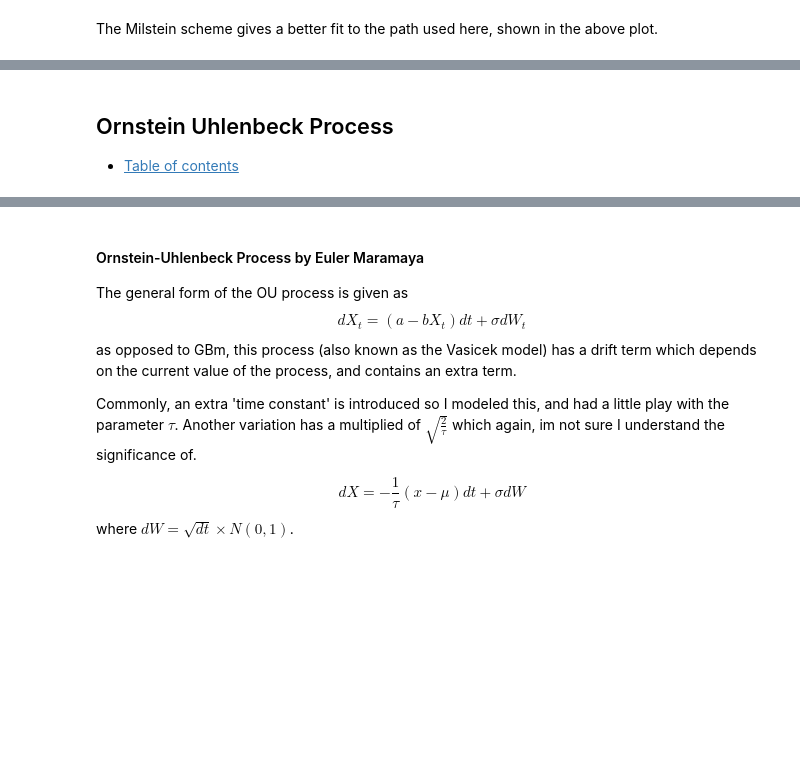
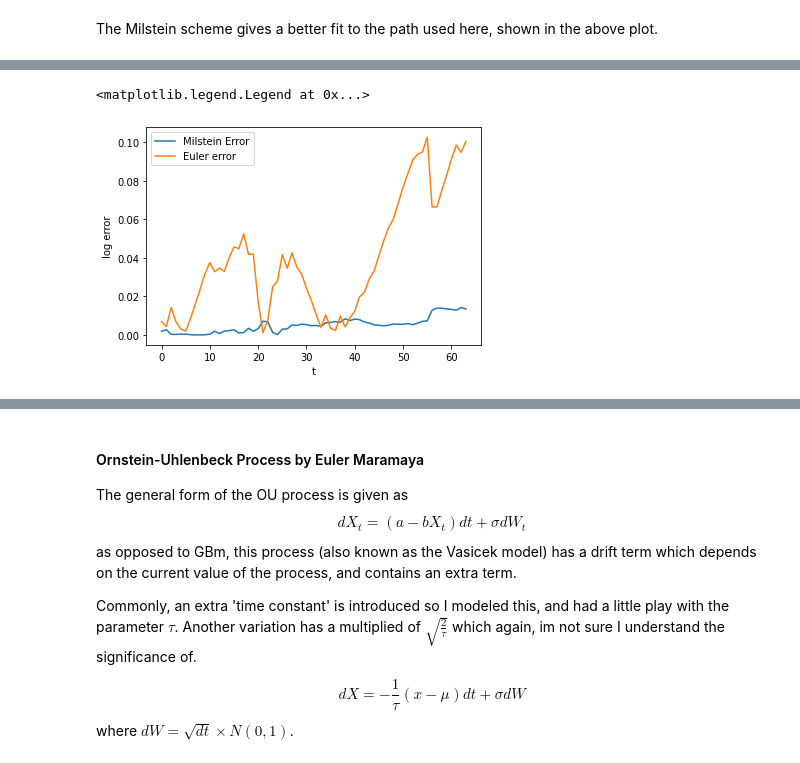
Before and after one commit to s2133934/StochVol, a Jupyter notebook: Notes.ipynb, the cells around one changed output, grey strips where cells are left out. Saved outputs shown, nothing was run; the diff lists cells and outputs as text; code cells hidden in the pictures; blank space fills up the shorter version.

Commit message:
sunday530pm ito taylor, milstein, ito-strat added

```diff
--- a/Notes.ipynb
+++ b/Notes.ipynb
@@ -557,3 +537,8 @@ Give the formula to use when convertingbetween one and another. IT seems to be t
-# %% [markdown]
-## Ornstein Uhlenbeck Process
-* [Table of contents](#Table-of-contents)
+# %%
+plt.plot(X_milstein_err, label='Milstein Error')
+plt.plot(fine_err, label='Euler error')
+plt.xlabel('t'); plt.ylabel('log error')
+plt.legend()
+# %% [output]
+<matplotlib.legend.Legend at 0x...>
+[figure, added]
```
Also changed, not shown: parts of 66 cells of this notebook, 10 other files.
